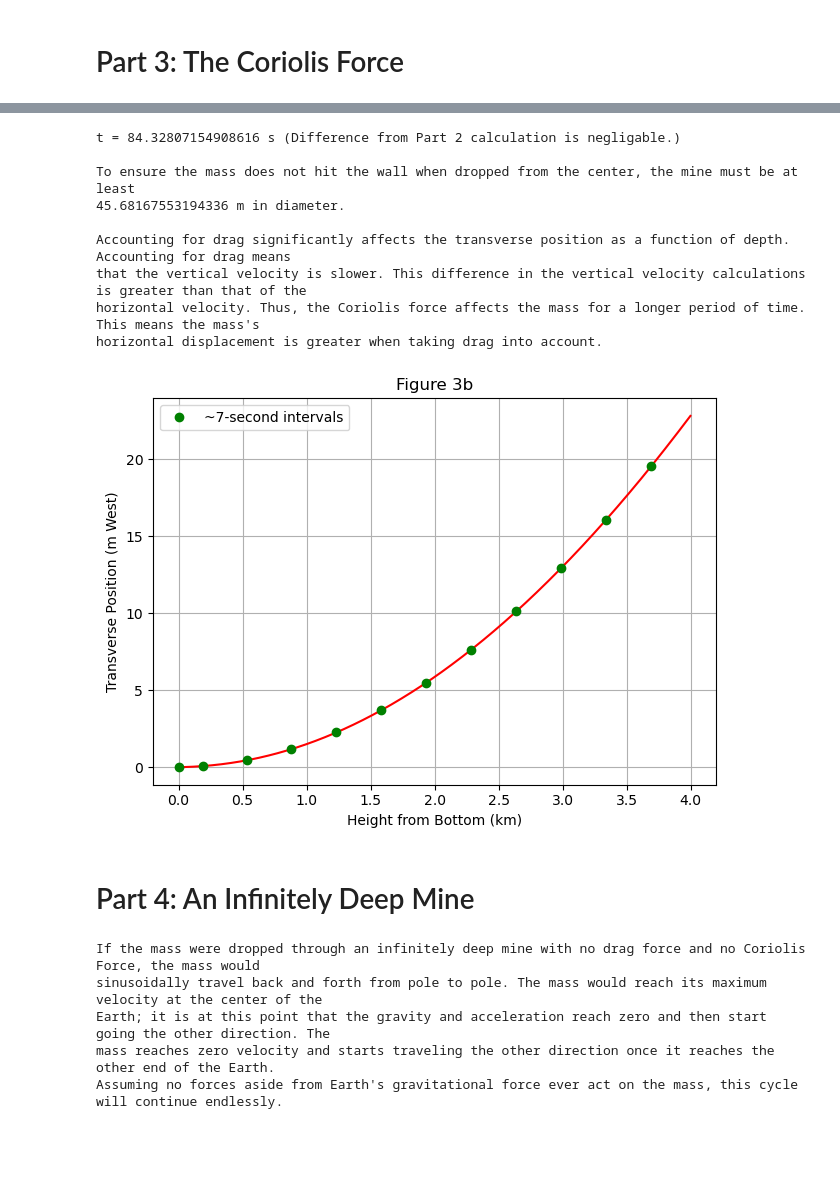
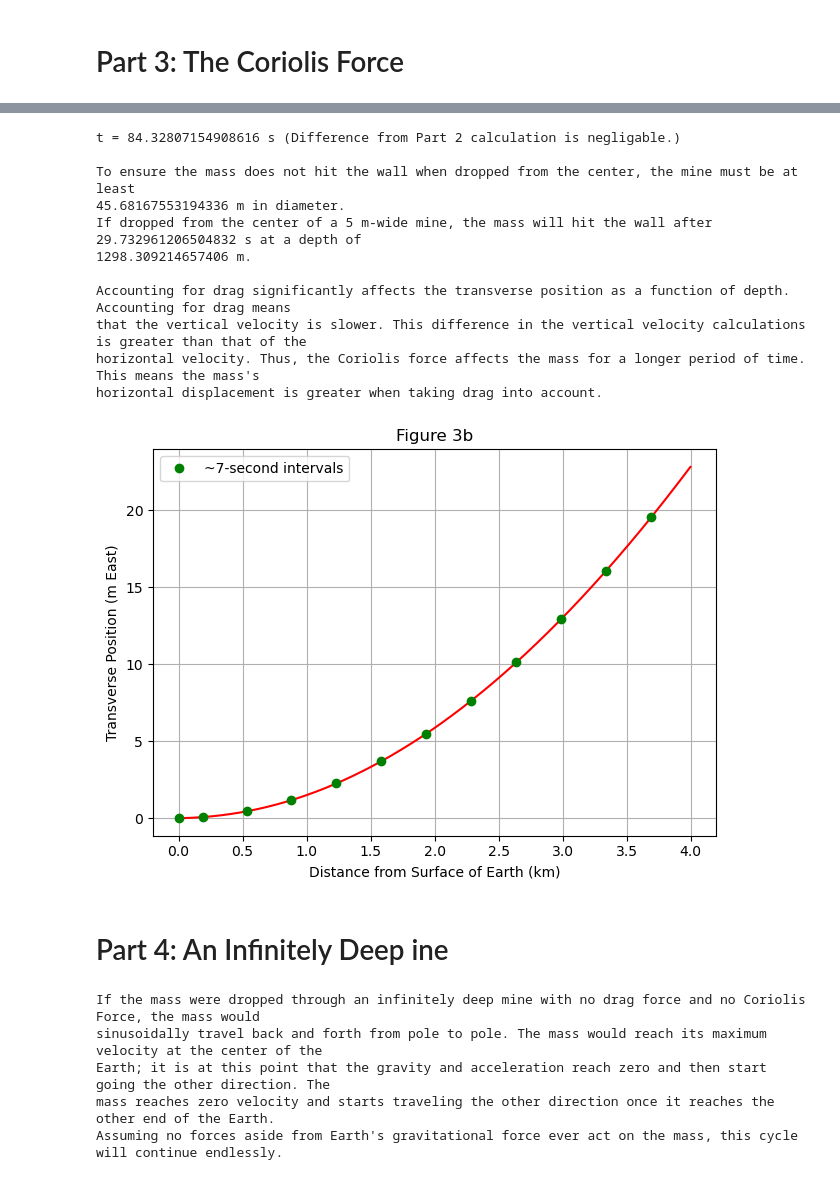
Before and after one commit to ethansafra/PHYS265-spring25, a Jupyter notebook: Lab2/Lab2_Safra.ipynb, the cells around one changed output, grey strips where cells are left out. Drawn from its saved outputs; the diff is of its cells as text; code cells hidden in the pictures; blank space fills up the shorter version.

```diff
--- a/Lab2/Lab2_Safra.ipynb
+++ b/Lab2/Lab2_Safra.ipynb
@@ -38,10 +38,10 @@ t = 28.57416552900485 s
 # Question 2
 
 def derivatives(t,s):
+    y, v = s
     D = np.zeros(len(s))
-    # s[0] = y
-    D[0] = s[1] # v = dy/dt
-    D[1] = g_0 # a = d^2y/dt^2
+    D[0] = s[1]
+    D[1] = g_0
     return D
 # %%
 # Question 3
@@ -247,12 +251,15 @@ To ensure the mass does not hit the wall when dropped from the center, the mine
 # %%
 # Question 4
+
+def wall(t,s):
+    return s[0] - 2.5
 
 alpha = 4e-3
 gamma = 2
 t0, tf = 0, 100
 t_eval = np.linspace(t0, tf, 1001)
 
-soln = solve_ivp(fun=derivatives, t_span=(t0,tf), y0=[0,0,0,0], t_eval=t_eval, events=bottom)
+soln = solve_ivp(fun=derivatives, t_span=(t0,tf), y0=[0,0,0,0], t_eval=t_eval, events=(wall, bottom))
 t = soln.t
 x = soln.y[0]
 y = soln.y[1]
@@ -261,42 +268,48 @@ vy = soln.y[3]
 
 x_dots = x[::1001//14]
 y_dots = y[::1001//14]
-t_bottom = soln.t_events[0][0]
+t_bottom = soln.t_events[1][0]
 print(f"t = {t_bottom} s (Difference from Part 2 calculation is negligable.) \n")
-min_radius = soln.y_events[0][0][0]
+min_radius = soln.y_events[1][0][0]
 print(f"To ensure the mass does not hit the wall when dropped from the center, the mine must be at least\n{2*min_radius} m in diameter.")
+t_wall = soln.t_events[0][0]
+y_wall = -soln.y_events[0][0][1]
+print(f"If dropped from the center of a 5 m-wide mine, the mass will hit the wall after {t_wall} s at a depth of\n{y_wall} m.")
 
 fig,ax = plt.subplots()
 ax.plot(-y/1000, x, color='red')
 ax.plot(-y_dots/1000, x_dots, 'o', color='green', label="~7-second intervals")
 
 ax.set_title("Figure 3b")
-ax.set_xlabel("Height from Bottom (km)")
-ax.set_ylabel("Transverse Position (m West)")
+ax.set_xlabel("Distance from Surface of Earth (km)")
+ax.set_ylabel("Transverse Position (m East)")
 plt.grid()
 plt.legend()
 plt.tight_layout()
+#plt.savefig("Lab 2 Figure 3b")
 
 a = """
 Accounting for drag significantly affects the transverse position as a function of depth. Accounting for drag means
 that the vertical velocity is slower. This difference in the vertical velocity calculations is greater than that of the
 horizontal velocity. Thus, the Coriolis force affects the mass for a longer period of time. This means the mass's
 horizontal displacement is greater when taking drag into account.
 """
 print(a)
 # %% [output]
 t = 84.32807154908616 s (Difference from Part 2 calculation is negligable.)
 
 To ensure the mass does not hit the wall when dropped from the center, the mine must be at least
 45.68167553194336 m in diameter.
+If dropped from the center of a 5 m-wide mine, the mass will hit the wall after 29.732961206504832 s at a depth of
+1298.309214657406 m.
 
 Accounting for drag significantly affects the transverse position as a function of depth. Accounting for drag means
 that the vertical velocity is slower. This difference in the vertical velocity calculations is greater than that of the
 horizontal velocity. Thus, the Coriolis force affects the mass for a longer period of time. This means the mass's
 horizontal displacement is greater when taking drag into account.
-[figure, old version]
+[figure, new version]
 # %% [markdown]
-# Part 4: An Infinitely Deep Mine
+# Part 4: An Infinitely Deep ine
 # %%
 # Questions 1 & 2
 
```
Also changed, not shown: parts of 13 cells of this notebook.
